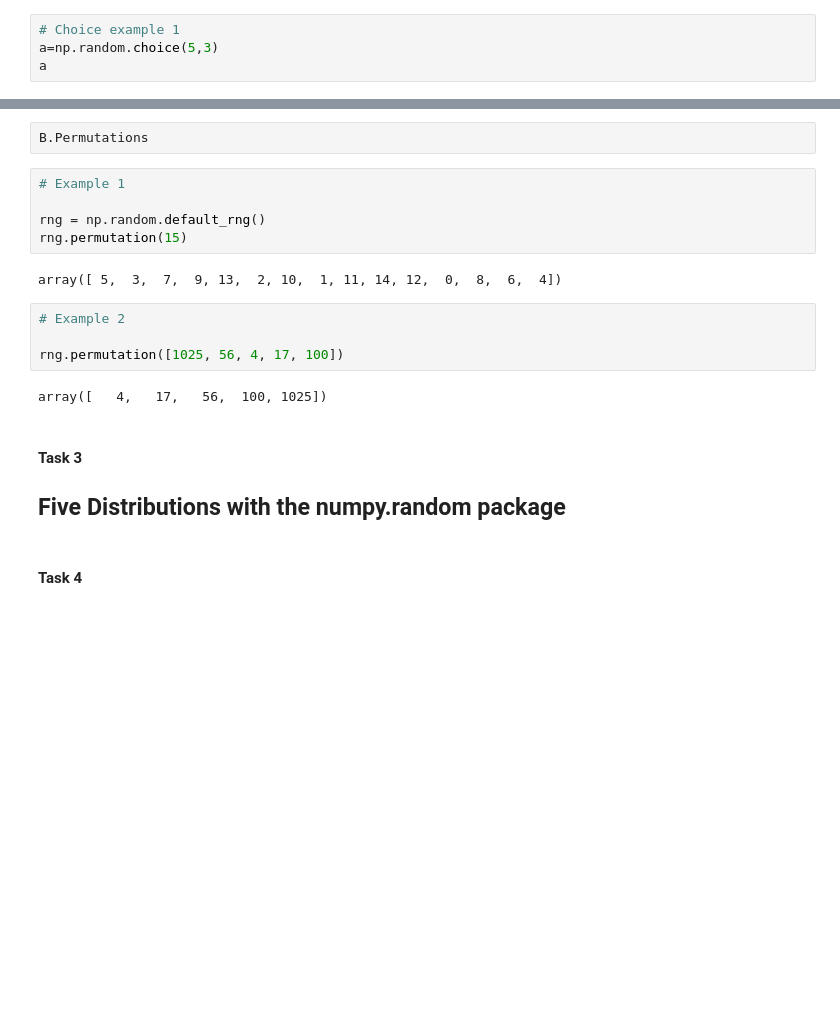
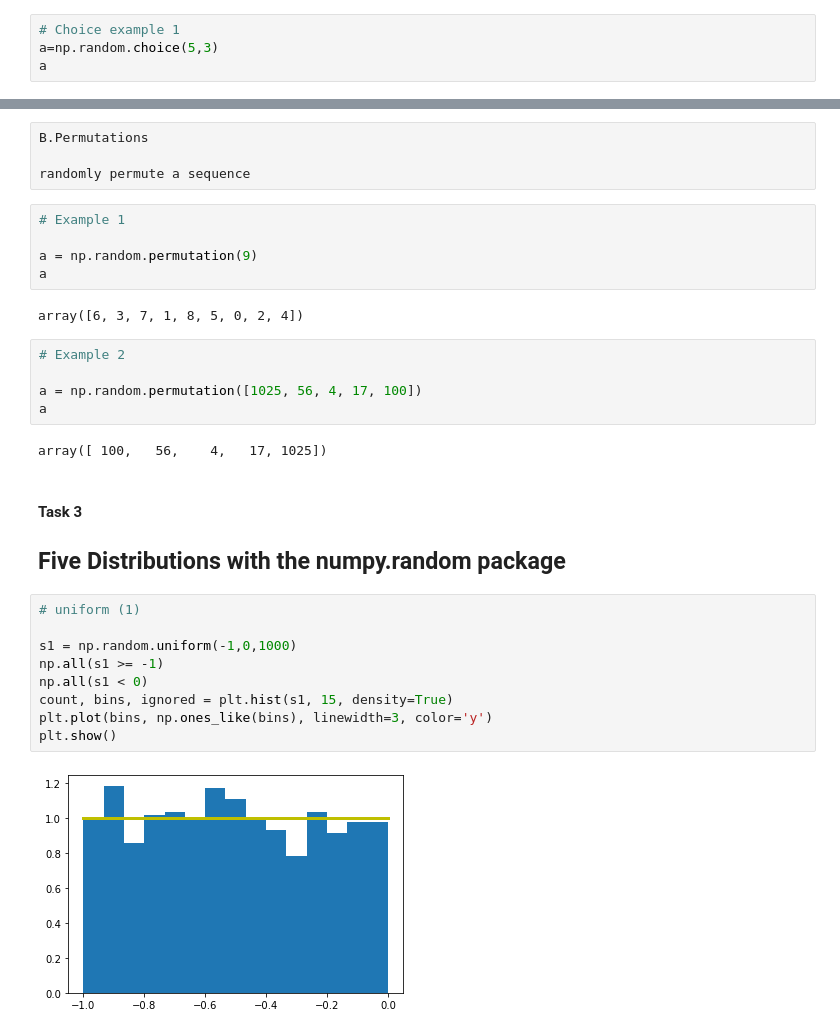
Before and after one commit to EibhinnLee/Programming-for-Data-Analysis---Assignments, a Jupyter notebook: Programming-for-Data-Analysis-Assignments.ipynb, the cells around one changed output, grey strips where cells are left out. Drawn from its saved outputs; the diff is of its cells as text; blank space fills up the shorter version.

Commit message:
diagrams

```diff
--- a/Programming-for-Data-Analysis-Assignments.ipynb
+++ b/Programming-for-Data-Analysis-Assignments.ipynb
@@ -106,22 +92,34 @@ array(['Christopher', 'Christopher', 'Christopher', 'pooh', 'Christopher'],
 # %%
 B.Permutations
+
+randomly permute a sequence
 # %%
 # Example 1
 
-rng = np.random.default_rng()
-rng.permutation(15)
+a = np.random.permutation(9)
+a
 # %% [output]
-array([ 5,  3,  7,  9, 13,  2, 10,  1, 11, 14, 12,  0,  8,  6,  4])
+array([6, 3, 7, 1, 8, 5, 0, 2, 4])
 # %%
 # Example 2
 
-rng.permutation([1025, 56, 4, 17, 100])
+a = np.random.permutation([1025, 56, 4, 17, 100])
+a
 # %% [output]
-array([   4,   17,   56,  100, 1025])
+array([ 100,   56,    4,   17, 1025])
 # %% [markdown]
 #### Task 3
 
 Five Distributions with the numpy.random package
 ---
-# %% [markdown]
-#### Task 4
+# %%
+# uniform (1)
+
+s1 = np.random.uniform(-1,0,1000)
+np.all(s1 >= -1)
+np.all(s1 < 0)
+count, bins, ignored = plt.hist(s1, 15, density=True)
+plt.plot(bins, np.ones_like(bins), linewidth=3, color='y')
+plt.show()
+# %% [output]
+[figure, added]
```
Also changed, not shown: parts of 12 cells of this notebook.
